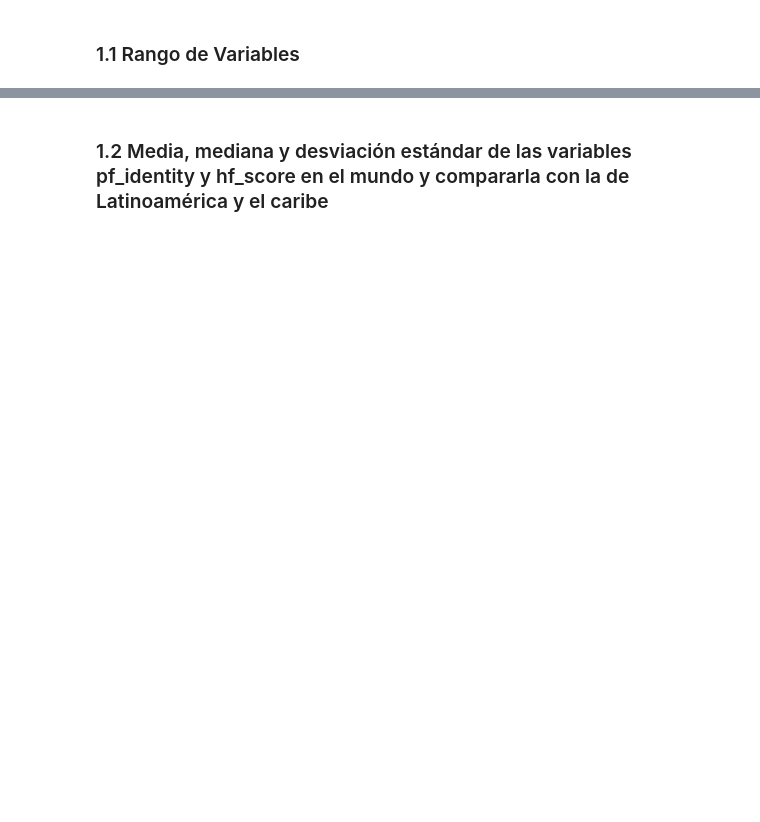
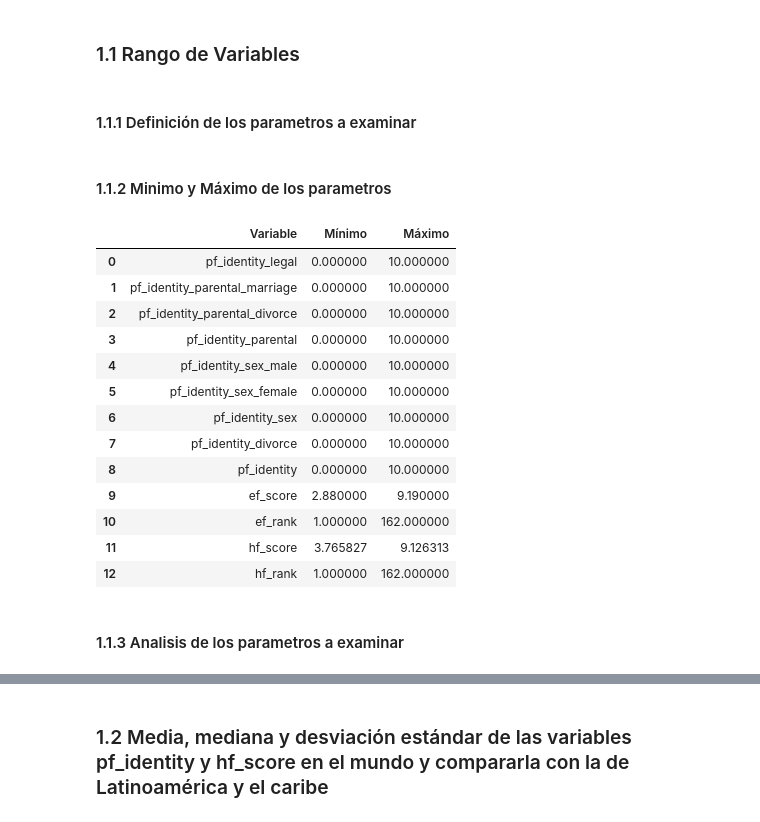
Before and after one commit to abernalc/diplodatos2019, a Jupyter notebook: 02_practico_I.ipynb, the cells around one changed output, grey strips where cells are left out. Cells and saved outputs as stored; diff of their text form; code cells hidden in the pictures; blank space fills up the shorter version.

```diff
--- a/02_practico_I.ipynb
+++ b/02_practico_I.ipynb
@@ -85,2 +89,36 @@ important_cols += [
 # %% [markdown]
 ### 1.1   Rango de Variables
+# %% [markdown]
+#### 1.1.1 Definición de los parametros a examinar
+# %%
+parametros = []
+parametros += [col for col in dataset.columns if 'pf_identity' in col]
+parametros += [
+    'ef_score', # Economic Freedom (score)
+    'ef_rank', # Economic Freedom (rank)
+    'hf_score', # Human Freedom (score)
+    'hf_rank', # Human Freedom (rank)
+]
+# %% [markdown]
+#### 1.1.2 Minimo y Máximo de los parametros
+# %%
+datos = [(x, dataset[x].min(), dataset[x].max()) for x in dataset[parametros]]
+df    = pandas.DataFrame(data=datos, columns=['Variable','Mínimo','Máximo'])
+display(df)
+# %% [output]
+|  | Variable | Mínimo | Máximo |
+| 0 | pf_identity_legal | 0.000000 | 10.000000 |
+| 1 | pf_identity_parental_marriage | 0.000000 | 10.000000 |
+| 2 | pf_identity_parental_divorce | 0.000000 | 10.000000 |
+| 3 | pf_identity_parental | 0.000000 | 10.000000 |
+| 4 | pf_identity_sex_male | 0.000000 | 10.000000 |
+| 5 | pf_identity_sex_female | 0.000000 | 10.000000 |
+| 6 | pf_identity_sex | 0.000000 | 10.000000 |
+| 7 | pf_identity_divorce | 0.000000 | 10.000000 |
+| 8 | pf_identity | 0.000000 | 10.000000 |
+| 9 | ef_score | 2.880000 | 9.190000 |
+| 10 | ef_rank | 1.000000 | 162.000000 |
+| 11 | hf_score | 3.765827 | 9.126313 |
+| 12 | hf_rank | 1.000000 | 162.000000 |
+# %% [markdown]
+#### 1.1.3 Analisis de los parametros a examinar
```
Also changed, not shown: parts of 32 cells of this notebook.
